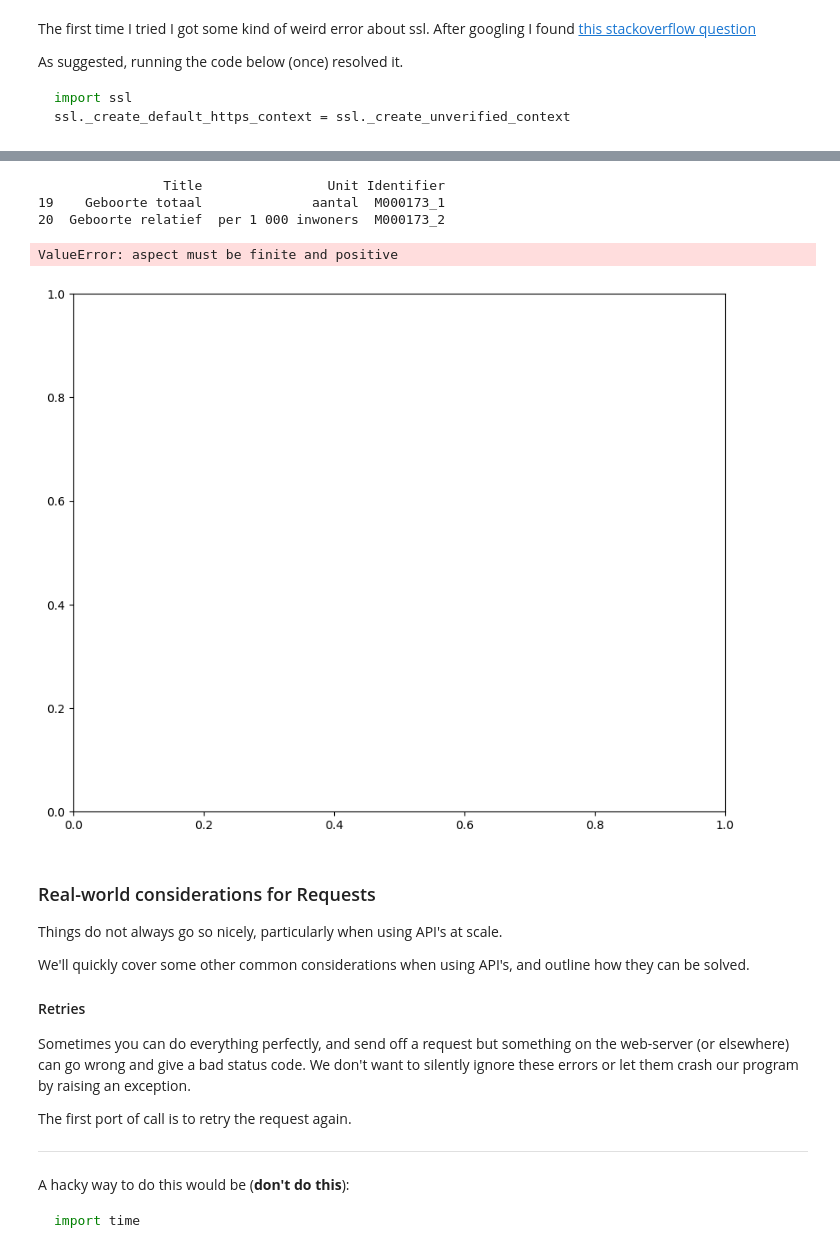
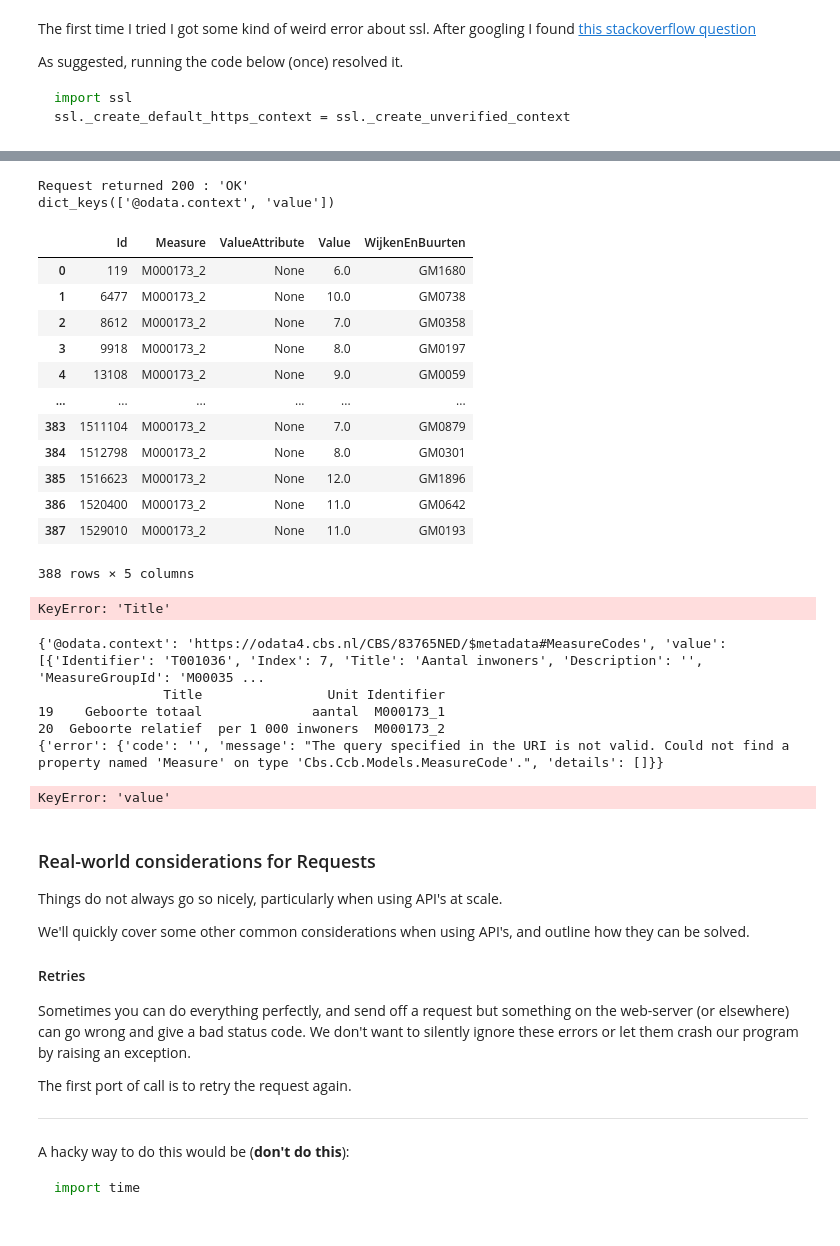
Before and after one commit to Timmarh/intro-apis, a Jupyter notebook: API_tutorial.ipynb, the cells around one changed output, grey strips where cells are left out. Drawn from its saved outputs; the diff is of its cells as text; code cells hidden in the pictures.

```diff
--- a/API_tutorial.ipynb
+++ b/API_tutorial.ipynb
@@ -347,29 +287,39 @@ ssl._create_default_https_context = ssl._create_unverified_context
+# %%
+
+# Zoek op welke codes bij geboortecijfers horen
+table_url = "https://odata4.cbs.nl/CBS/83765NED/Observations?$filter=Measure eq 'M000173_2' and startswith(WijkenEnBuurten,'GM')"
+
+response = requests.get(table_url)
+print(f"Request returned {response.status_code} : '{response.reason}'")
+codes = pd.json_normalize(response.json()['value'])
+
+codes
+# %% [output]
+Request returned 200 : 'OK'
+dict_keys(['@odata.context', 'value'])
+|  | Id | Measure | ValueAttribute | Value | WijkenEnBuurten |
+| 0 | 119 | M000173_2 | None | 6.0 | GM1680 |
+| 1 | 6477 | M000173_2 | None | 10.0 | GM0738 |
+| 2 | 8612 | M000173_2 | None | 7.0 | GM0358 |
+| 3 | 9918 | M000173_2 | None | 8.0 | GM0197 |
+| 4 | 13108 | M000173_2 | None | 9.0 | GM0059 |
+| ... | ... | ... | ... | ... | ... |
+| 383 | 1511104 | M000173_2 | None | 7.0 | GM0879 |
+| 384 | 1512798 | M000173_2 | None | 8.0 | GM0301 |
+| 385 | 1516623 | M000173_2 | None | 12.0 | GM1896 |
+| 386 | 1520400 | M000173_2 | None | 11.0 | GM0642 |
+| 387 | 1529010 | M000173_2 | None | 11.0 | GM0193 |
+388 rows × 5 columns
+# %%
+
+geb = codes[codes['Title'].str.contains("Geboorte")]
+print(geb[['Title','Unit','Identifier']])
+# %% [output]
+KeyError: 'Title'
 # %%
 
-def get_odata(target_url):
- data = pd.DataFrame()
- while target_url:
-  r = requests.get(target_url).json()
-  data = data.append(pd.DataFrame(r['value']))
-
-  if '@odata.nextLink' in r:
-   target_url = r['@odata.nextLink']
-  else:
-   target_url = None
-
- return data
-
-# Zoek op welke codes bij geboortecijfers horen
-table_url = "https://beta-odata4.cbs.nl/CBS/83765NED/MeasureCodes"
-
-codes = get_odata(table_url)
-
-
-geb = codes[codes['Title'].str.contains("Geboorte")]
-print(geb[['Title','Unit','Identifier']])
-
 target_url = table_url + "/Observations?$filter=Measure eq 'M000173_2' and startswith(WijkenEnBuurten,'GM')"
-geboorten_per_gemeente = get_odata(target_url)
+# geboorten_per_gemeente = get_odata(target_url)
 geboorten_per_gemeente['WijkenEnBuurten'] = geboorten_per_gemeente['WijkenEnBuurten'].str.strip()
 geboorten_per_gemeente = geboorten_per_gemeente.rename({'Value':'relatieve_geboorte'}, axis='columns')
 gemeentegrenzen = pd.merge(gemeentegrenzen, geboorten_per_gemeente, left_on = "statcode", right_on = "WijkenEnBuurten")
@@ -378,11 +328,12 @@ p = gemeentegrenzen.plot(column='relatieve_geboorte', figsize = (10,8))
 p.axis('off')
 p.set_title("Levend geborenen per 1000 inwoners, 2017")
 # %% [output]
+{'@odata.context': 'https://odata4.cbs.nl/CBS/83765NED/$metadata#MeasureCodes', 'value': [{'Identifier': 'T001036', 'Index': 7, 'Title': 'Aantal inwoners', 'Description': '', 'MeasureGroupId': 'M00035 ...
                 Title                Unit Identifier
 19    Geboorte totaal              aantal  M000173_1
 20  Geboorte relatief  per 1 000 inwoners  M000173_2
+{'error': {'code': '', 'message': "The query specified in the URI is not valid. Could not find a property named 'Measure' on type 'Cbs.Ccb.Models.MeasureCode'.", 'details': []}}
-ValueError: aspect must be finite and positive
+KeyError: 'value'
-[figure, removed]
 # %% [markdown]
 ### Real-world considerations for Requests
 
```
Also changed, not shown: parts of 19 cells of this notebook.
